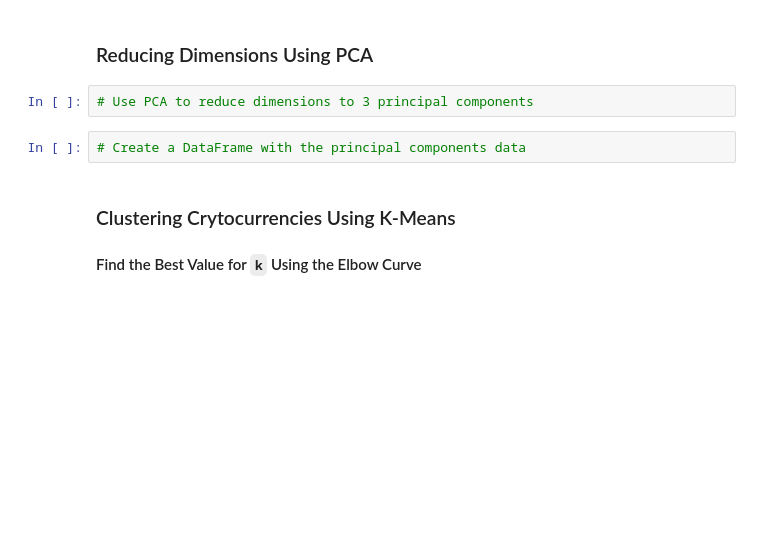
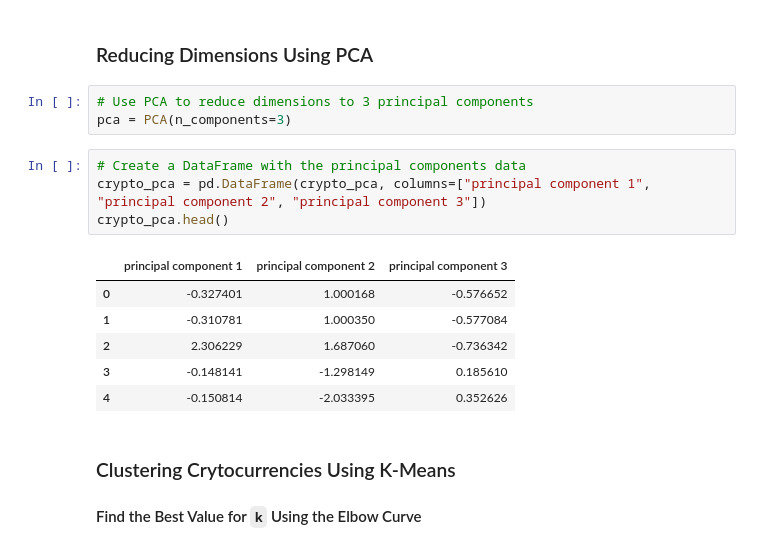
Before and after one commit to dbogatic/AWS-SageMaker-homework, a Jupyter notebook: crypto_clustering.ipynb, the cells around one changed output. Saved outputs shown, nothing was run; the diff lists cells and outputs as text; blank space fills up the shorter version.

Commit message:
principal component

```diff
--- a/crypto_clustering.ipynb
+++ b/crypto_clustering.ipynb
@@ -225,8 +215,18 @@ AttributeError: module 'pandas' has no attribute 'get_dummmies'
 ### Reducing Dimensions Using PCA
 # %%
 # Use PCA to reduce dimensions to 3 principal components
+pca = PCA(n_components=3)
 # %%
 # Create a DataFrame with the principal components data
+crypto_pca = pd.DataFrame(crypto_pca, columns=["principal component 1", "principal component 2", "principal component 3"])
+crypto_pca.head()
+# %% [output]
+|  | principal component 1 | principal component 2 | principal component 3 |
+| 0 | -0.327401 | 1.000168 | -0.576652 |
+| 1 | -0.310781 | 1.000350 | -0.577084 |
+| 2 | 2.306229 | 1.687060 | -0.736342 |
+| 3 | -0.148141 | -1.298149 | 0.185610 |
+| 4 | -0.150814 | -2.033395 | 0.352626 |
 # %% [markdown]
 ### Clustering Crytocurrencies Using K-Means
 
```
Also changed, not shown: parts of 6 cells of this notebook.
